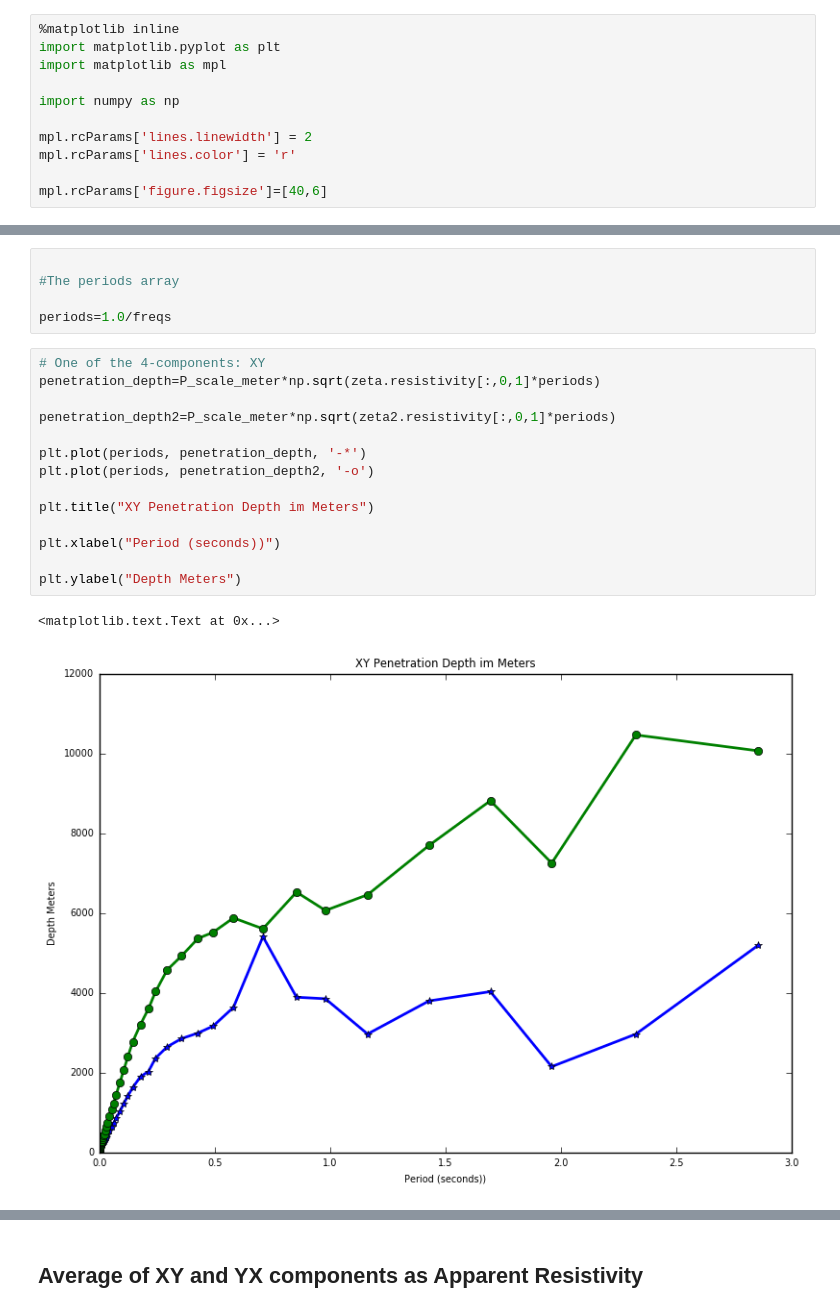
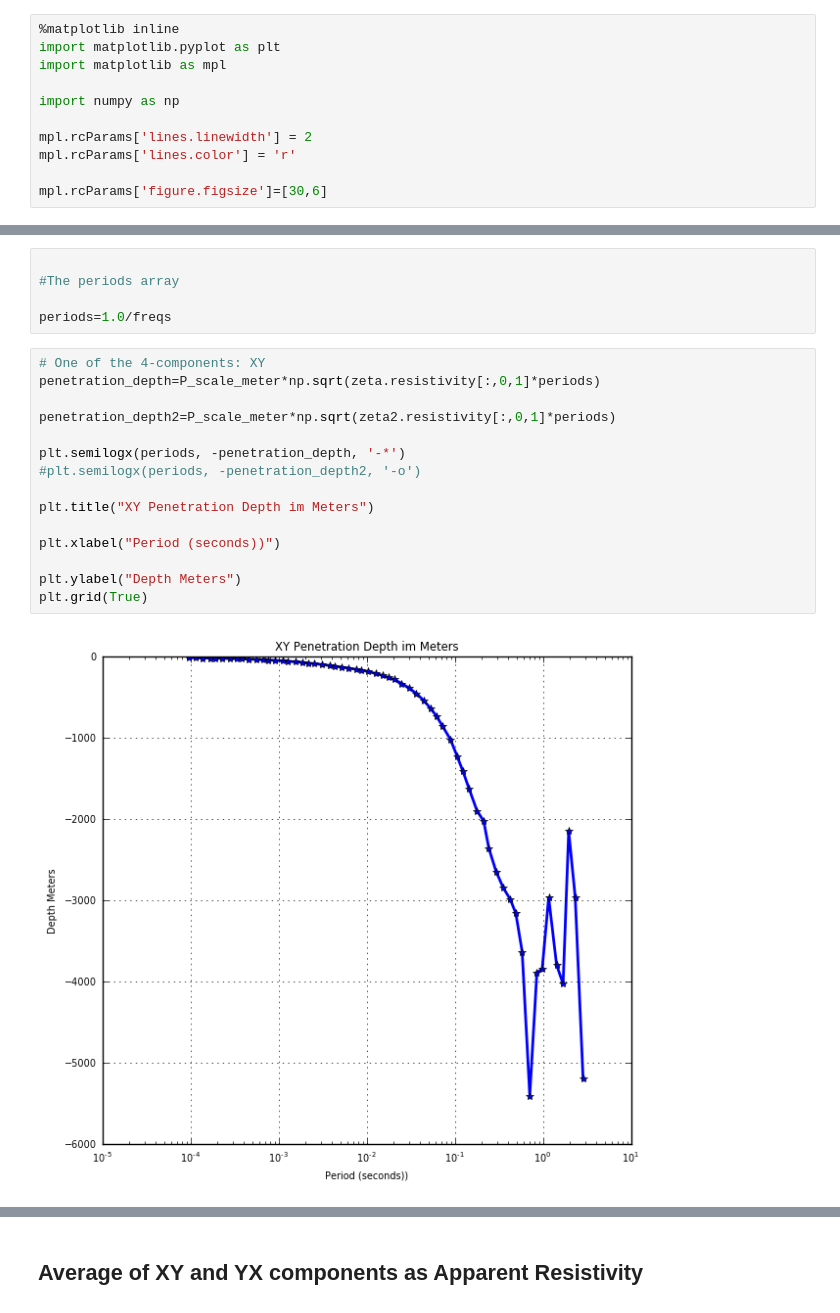
Before and after one commit to MTgeophysics/mtpy, a Jupyter notebook: examples/notebooks/Apparent_Resistivity_Penetration_Depth.ipynb, the cells around one changed output, grey strips where cells are left out. Drawn from its saved outputs; the diff is of its cells as text.

Commit message:
updated plot_penetration_depth.py and ipynb. tested them working

```diff
--- a/examples/notebooks/Apparent_Resistivity_Penetration_Depth.ipynb
+++ b/examples/notebooks/Apparent_Resistivity_Penetration_Depth.ipynb
@@ -12,7 +12,7 @@ import numpy as np
 mpl.rcParams['lines.linewidth'] = 2
 mpl.rcParams['lines.color'] = 'r'
 
-mpl.rcParams['figure.figsize']=[40,6]
+mpl.rcParams['figure.figsize']=[30,6]
 # %%
 #  !ls E:/Githubz/mtpy2/examples/data/edi_files/
 !ls E:/Githubz/mtpy2/tests/data/edifiles/
@@ -159,20 +187,20 @@ periods=1.0/freqs
 # %%
 # One of the 4-components: XY
 penetration_depth=P_scale_meter*np.sqrt(zeta.resistivity[:,0,1]*periods)
 
 penetration_depth2=P_scale_meter*np.sqrt(zeta2.resistivity[:,0,1]*periods)
 
-plt.plot(periods, penetration_depth, '-*')
-plt.plot(periods, penetration_depth2, '-o')
+plt.semilogx(periods, -penetration_depth, '-*')
+#plt.semilogx(periods, -penetration_depth2, '-o')
 
 plt.title("XY Penetration Depth im Meters")
 
 plt.xlabel("Period (seconds))")
 
 plt.ylabel("Depth Meters")
+plt.grid(True)
 # %% [output]
-<matplotlib.text.Text at 0x...>
-[figure, old version]
+[figure, new version]
 # %%
 penetration_depth=P_scale_meter*np.sqrt(zeta.resistivity[:,1,0]*periods)
 
```
Also changed, not shown: parts of 12 cells of this notebook, 1 other file.
